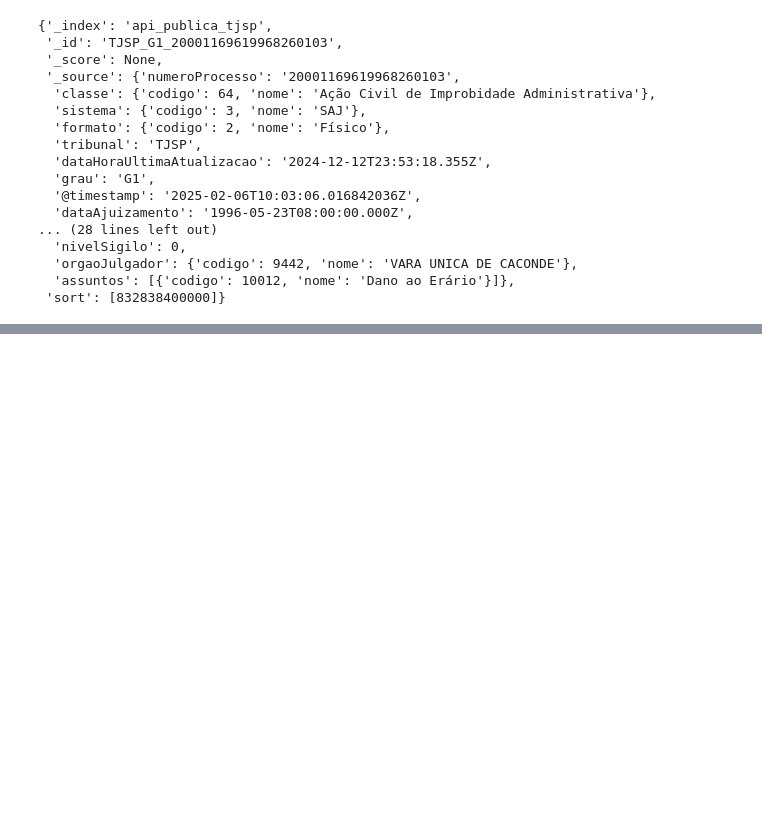
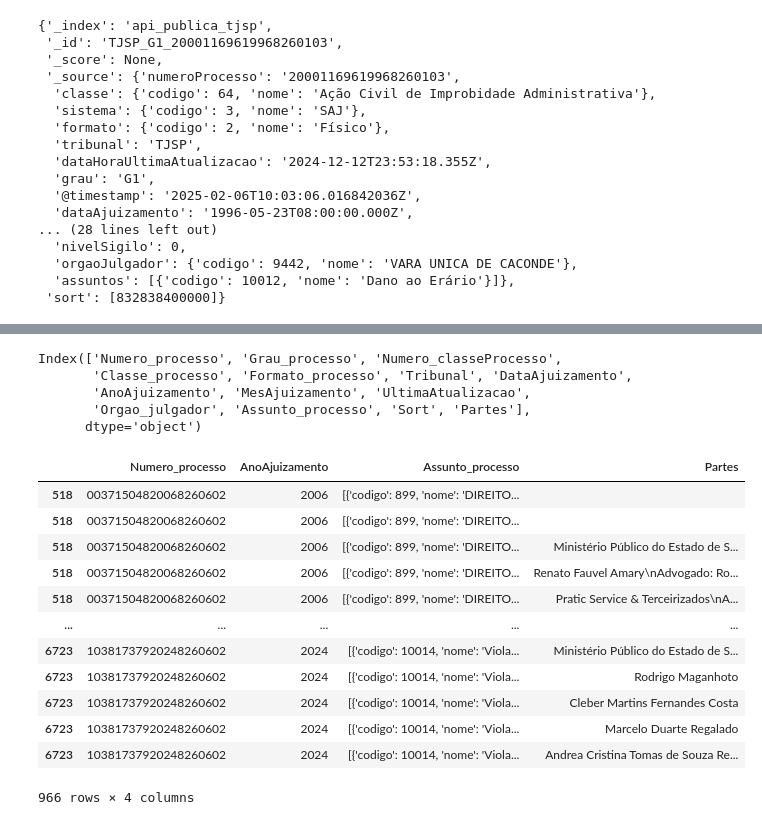
Before and after one commit to mtharruda/TJ_Scrapers, a Jupyter notebook: TJSP.ipynb, the cells around one changed output, grey strips where cells are left out. Cells and saved outputs as stored; diff of their text form; code cells hidden in the pictures; blank space fills up the shorter version.

```diff
--- a/TJSP.ipynb
+++ b/TJSP.ipynb
@@ -530,10 +530,9 @@ def voltar_pesquisa(driver):
     except NoSuchElementException:
         print("Botão 'Voltar' não encontrado ou não clicável.")
 
-
 #Raspagem
 count = 1
-for i, row in bd_processos.iterrows():
+for i, row in bd_processos_sor.iterrows():
     nprocesso = (row['Numero_processo'][:13])
     nforo = (row['Numero_processo'][16:])
 
@@ -578,0 +580,2 @@ See the caveats in the documentation: https://pandas.pydata.org/pandas-docs/stab
+# %%
+bd_processos_sor['Partes'] = entidades_processo
@@ -578,0 +590,4 @@ See the caveats in the documentation: https://pandas.pydata.org/pandas-docs/stab
+# %%
+bd_processos_sor = bd_processos_sor.explode('Partes')
+# %%
+bd_processos_sor.drop(columns=['Movimentos'], inplace=True)
@@ -579 +618,25 @@ See the caveats in the documentation: https://pandas.pydata.org/pandas-docs/stab
+# %%
+bd_processos_sor.columns
+# %% [output]
+Index(['Numero_processo', 'Grau_processo', 'Numero_classeProcesso',
+       'Classe_processo', 'Formato_processo', 'Tribunal', 'DataAjuizamento',
+       'AnoAjuizamento', 'MesAjuizamento', 'UltimaAtualizacao',
+       'Orgao_julgador', 'Assunto_processo', 'Sort', 'Partes'],
+      dtype='object')
+# %%
+bd_processos_sor[['Numero_processo', 'AnoAjuizamento', 'Assunto_processo','Partes']]
+# %% [output]
+|  | Numero_processo | AnoAjuizamento | Assunto_processo | Partes |
+| 518 | 00371504820068260602 | 2006 | [{'codigo': 899, 'nome': 'DIREITO... |  |
+| 518 | 00371504820068260602 | 2006 | [{'codigo': 899, 'nome': 'DIREITO... |  |
+| 518 | 00371504820068260602 | 2006 | [{'codigo': 899, 'nome': 'DIREITO... | Ministério Público do Estado de S... |
+| 518 | 00371504820068260602 | 2006 | [{'codigo': 899, 'nome': 'DIREITO... | Renato Fauvel Amary\nAdvogado: Ro... |
+| 518 | 00371504820068260602 | 2006 | [{'codigo': 899, 'nome': 'DIREITO... | Pratic Service & Terceirizados\nA... |
+| ... | ... | ... | ... | ... |
+| 6723 | 10381737920248260602 | 2024 | [{'codigo': 10014, 'nome': 'Viola... | Ministério Público do Estado de S... |
+| 6723 | 10381737920248260602 | 2024 | [{'codigo': 10014, 'nome': 'Viola... | Rodrigo Maganhoto |
+| 6723 | 10381737920248260602 | 2024 | [{'codigo': 10014, 'nome': 'Viola... | Cleber Martins Fernandes Costa |
+| 6723 | 10381737920248260602 | 2024 | [{'codigo': 10014, 'nome': 'Viola... | Marcelo Duarte Regalado |
+| 6723 | 10381737920248260602 | 2024 | [{'codigo': 10014, 'nome': 'Viola... | Andrea Cristina Tomas de Souza Re... |
+966 rows × 4 columns
 # %%
```
Also changed, not shown: parts of 18 cells of this notebook, 1 other file.
